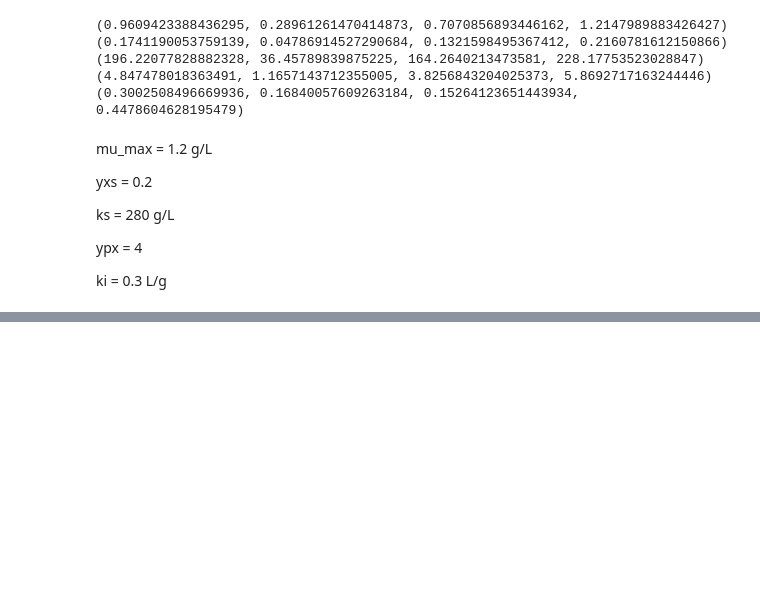
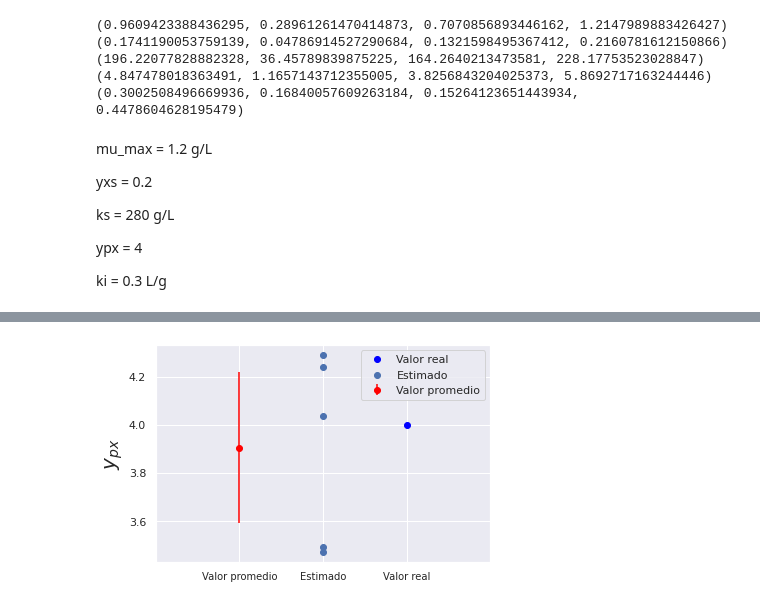
Before and after one commit to juanmggb/maestria, a Jupyter notebook: parameter_estimation/parameter_estimation.ipynb, the cells around one changed output, grey strips where cells are left out. Cells and saved outputs as stored; diff of their text form; code cells hidden in the pictures; blank space fills up the shorter version.

```diff
--- a/parameter_estimation/parameter_estimation.ipynb
+++ b/parameter_estimation/parameter_estimation.ipynb
@@ -365,0 +393,4 @@ ki = 0.3 L/g
+# %%
+plot_stats(best_values_monod[:, 3], ypx, "$y_{px}$")
+# %% [output]
+[figure, added]
```
Also changed, not shown: parts of 4 cells of this notebook.
